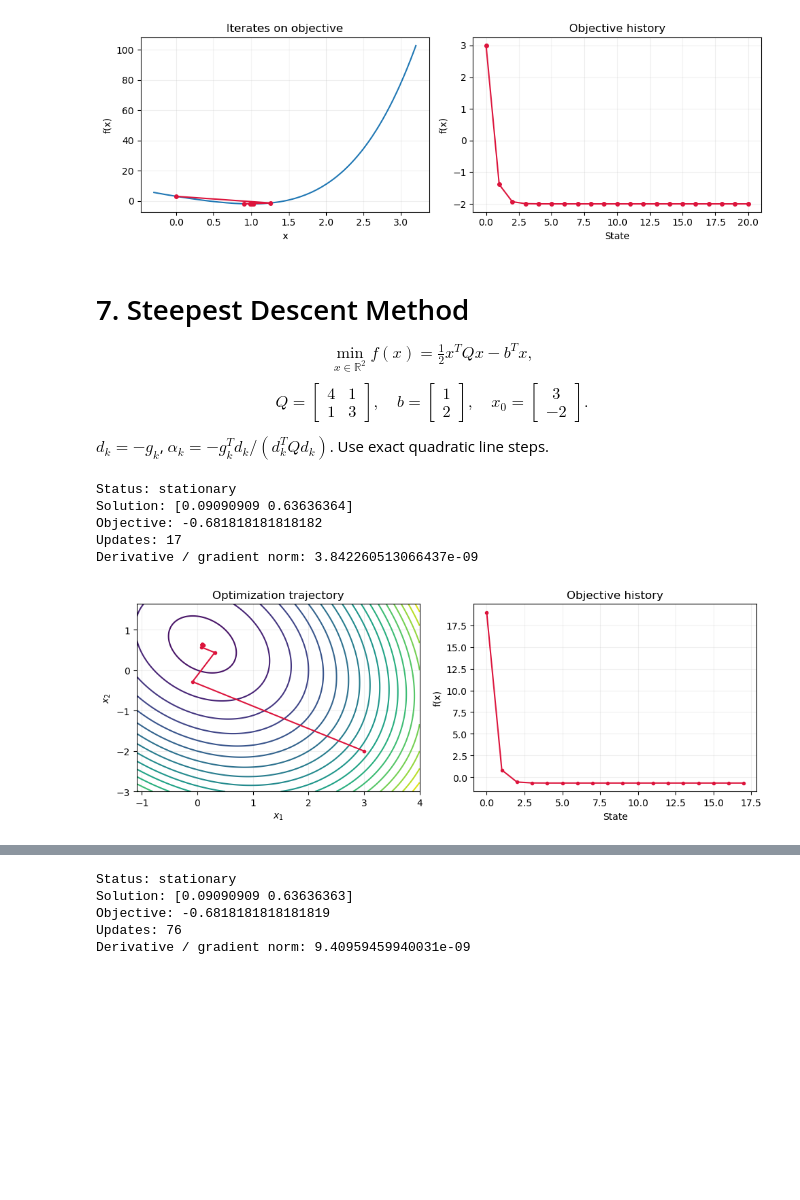
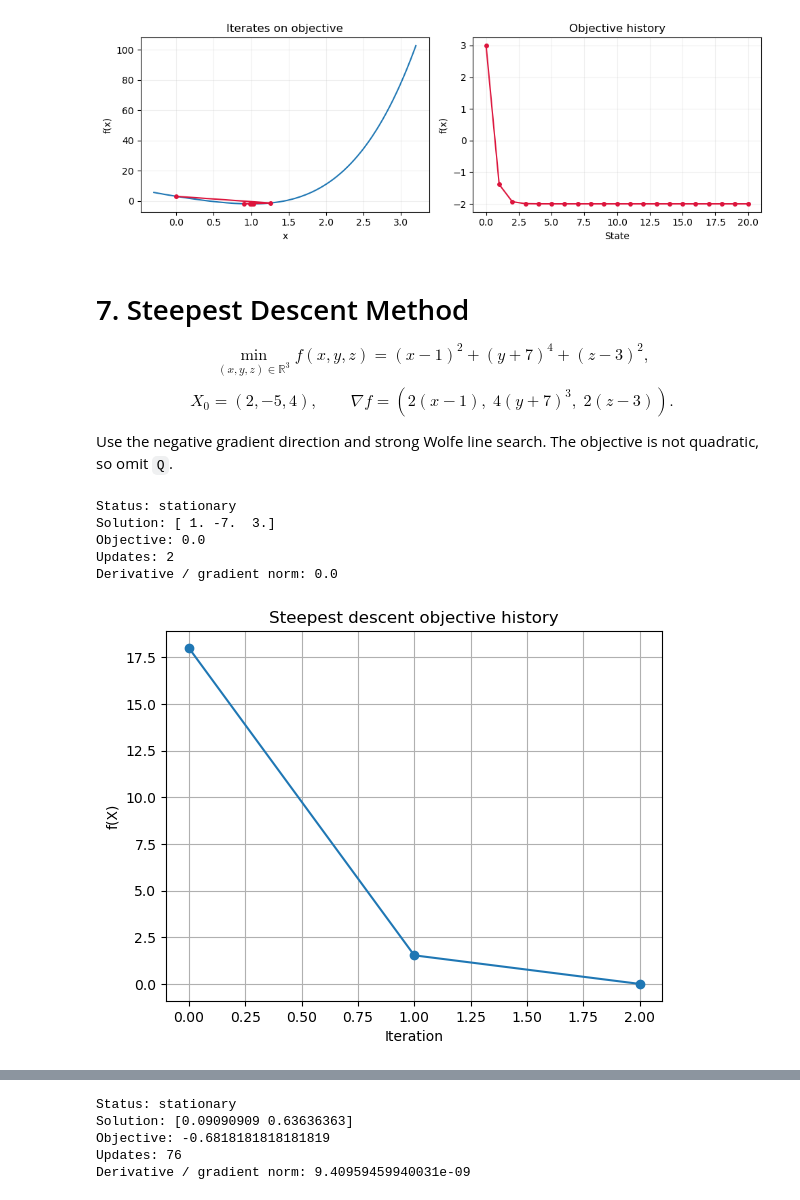
Before and after one commit to Cygnus101/Optimization-Algorithms, a Jupyter notebook: Prog_assign.ipynb, the cells around one changed output, grey strips where cells are left out. Cells and saved outputs as stored; diff of their text form; code cells hidden in the pictures; blank space fills up the shorter version.

```diff
--- a/Prog_assign.ipynb
+++ b/Prog_assign.ipynb
@@ -194,27 +190,40 @@ plot_scalar(f, result[2], -0.3, 3.2)
 # %% [markdown]
 # 7. Steepest Descent Method
 
-$$\min_{x\in\mathbb{R}^2} f(x)=\tfrac12x^TQx-b^Tx,$$
-$$Q=\begin{bmatrix}4&1\\1&3\end{bmatrix},\quad
-b=\begin{bmatrix}1\\2\end{bmatrix},\quad x_0=\begin{bmatrix}3\\-2\end{bmatrix}.$$
+$$\min_{(x,y,z)\in\mathbb{R}^3} f(x,y,z)=(x-1)^2+(y+7)^4+(z-3)^2,$$
+$$X_0=(2,-5,4),\qquad \nabla f=(2(x-1),\;4(y+7)^3,\;2(z-3)).$$
 
-$d_k=-g_k$, $\alpha_k=-g_k^Td_k/(d_k^TQd_k)$. Use exact quadratic line steps.
+Use the negative gradient direction and strong Wolfe line search. The objective is not quadratic, so omit `Q`.
 # %%
-Q = np.array([[4, 1], [1, 3]], dtype=float)
-b = np.array([1, 2], dtype=float)
-x0 = np.array([3, -2], dtype=float)
-f, grad, hess = quadratic(Q, b)
+def f(X):
+    x, y, z = X
+    return (x - 1)**2 + (y + 7)**4 + (z - 3)**2
+
+
+def grad(X):
+    x, y, z = X
+    return np.array([2*(x - 1), 4*(y + 7)**3, 2*(z - 3)])
+
+
+x0 = np.array([2, -5, 4], dtype=float)
 # %%
-result = steepest_descent(f, grad, x0, Q=Q)
+result = steepest_descent(f, grad, x0)
 show_result(result)
 # %% [output]
 Status: stationary
-Solution: [0.09090909 0.63636364]
-Objective: -0.681818181818182
-Updates: 17
-Derivative / gradient norm: 3.842260513066437e-09
+Solution: [ 1. -7.  3.]
+Objective: 0.0
+Updates: 2
+Derivative / gradient norm: 0.0
 # %%
-plot_quadratic(Q, b, result[2])
+import matplotlib.pyplot as plt
+
+plt.plot([s["fx"] for s in result[2]], marker="o")
+plt.xlabel("Iteration")
+plt.ylabel("f(X)")
+plt.title("Steepest descent objective history")
+plt.grid(True)
+plt.show()
 # %% [output]
-[figure, old version]
+[figure, new version]
 # %% [markdown]
```
Also changed, not shown: parts of 6 cells of this notebook.
